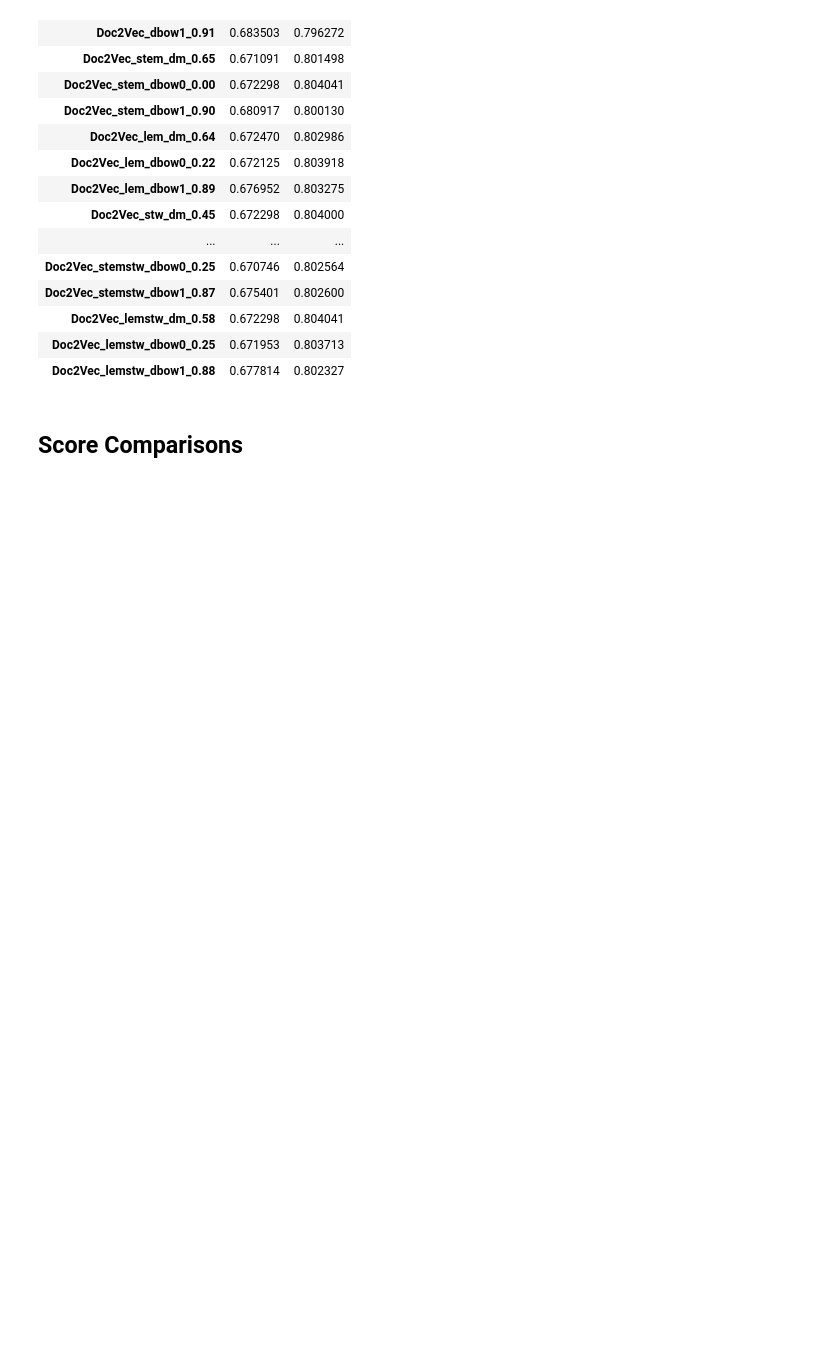
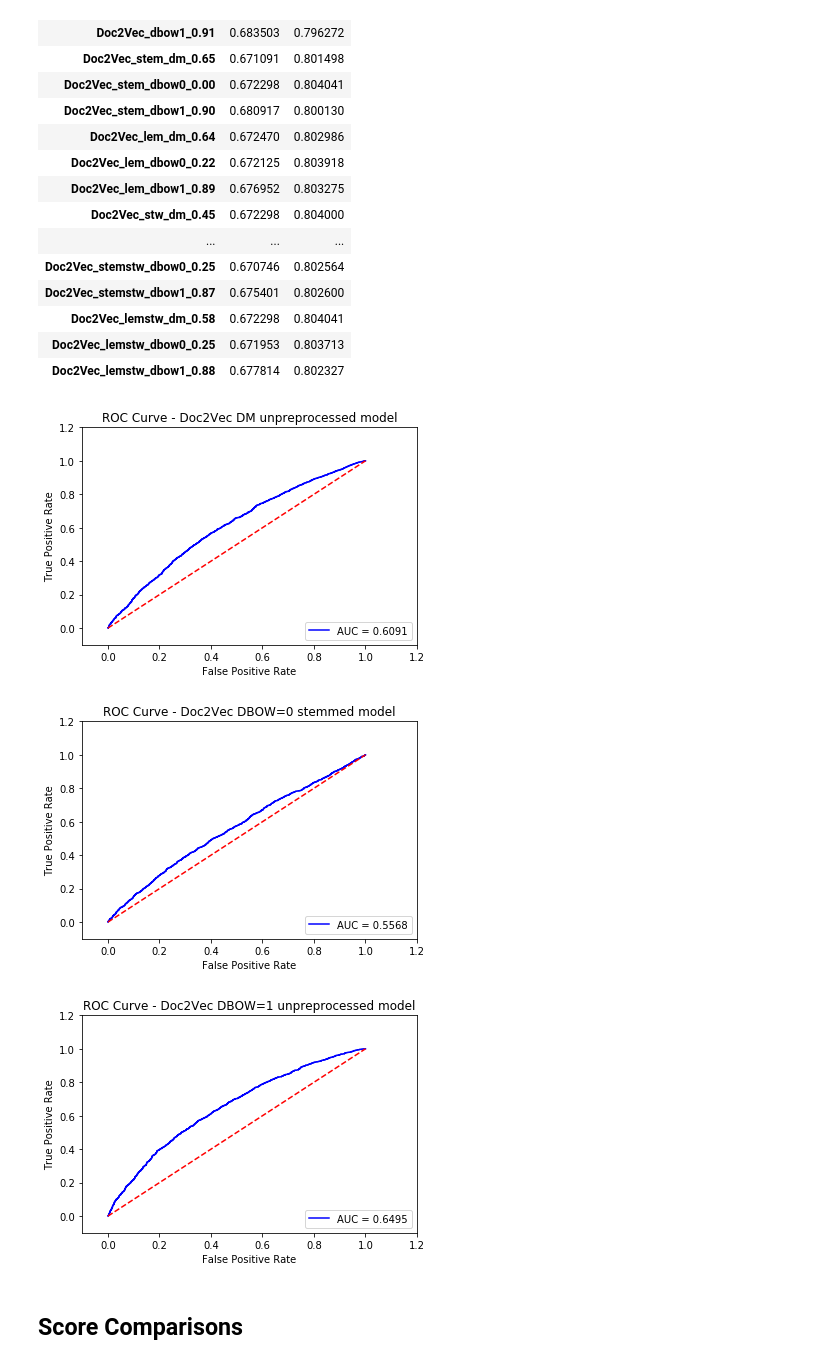
Before and after one commit to mar00nie/NLP-Text-Similarity, a Jupyter notebook: Text_Analysis_v2.ipynb, the cells around one changed output. Drawn from its saved outputs; the diff is of its cells as text; code cells hidden in the pictures; blank space fills up the shorter version.

```diff
--- a/Text_Analysis_v2.ipynb
+++ b/Text_Analysis_v2.ipynb
@@ -2041,6 +2041,16 @@ show_class_scores(df_msr_d2v)
 | Doc2Vec_lemstw_dm_0.58 | 0.672298 | 0.804041 |
 | Doc2Vec_lemstw_dbow0_0.25 | 0.671953 | 0.803713 |
 | Doc2Vec_lemstw_dbow1_0.88 | 0.677814 | 0.802327 |
+# %%
+# ROC curve and AUC score for doc2vec models
+
+create_ROC_AUC(msr_dcdm_scores, 'Doc2Vec DM unpreprocessed model')
+create_ROC_AUC(msr_stem_dcdbow0_scores, 'Doc2Vec DBOW=0 stemmed model')
+create_ROC_AUC(msr_dcdbow1_scores, 'Doc2Vec DBOW=1 unpreprocessed model')
+# %% [output]
+[figure, added]
+[figure, added]
+[figure, added]
 # %% [markdown]
 ## Score Comparisons
 # %%
```
